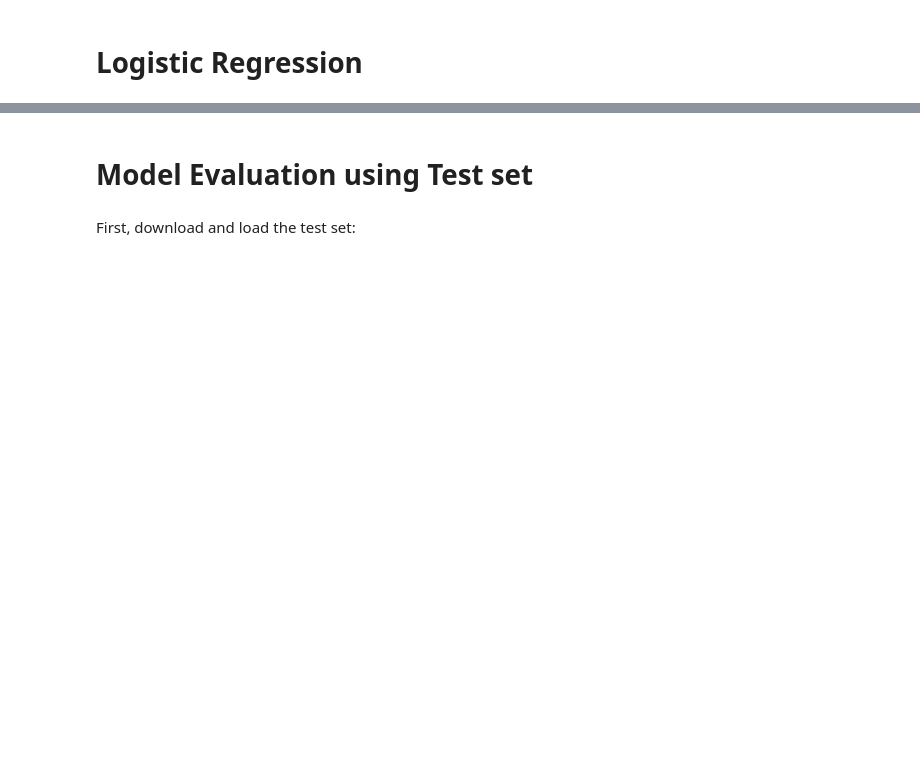
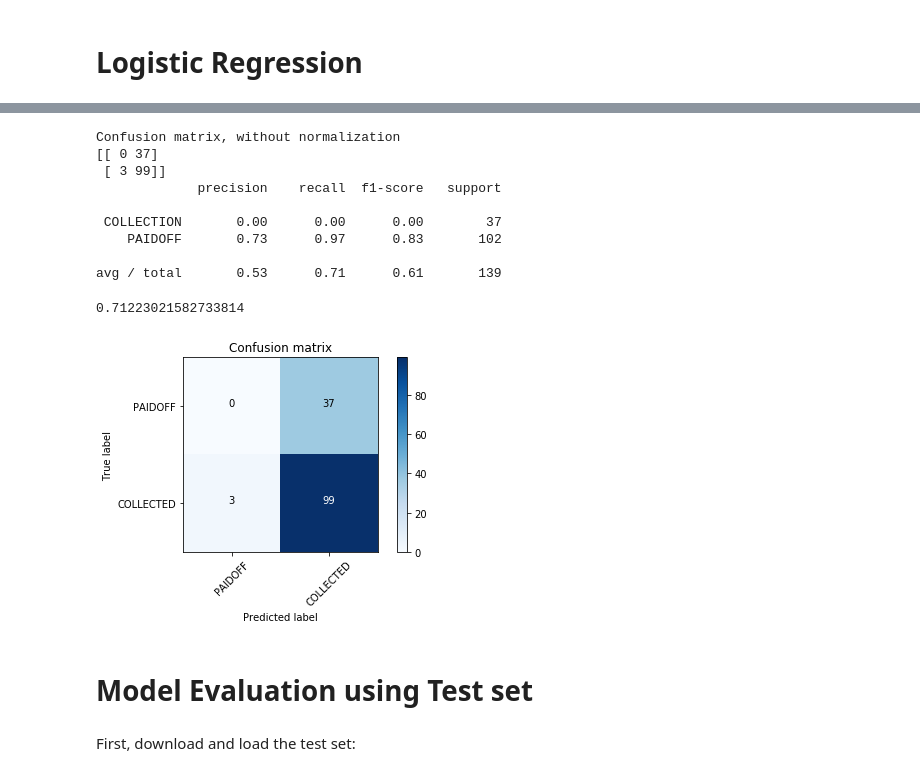
Before and after one commit to KlaasjanOuwens/Python-Machine-Learning-Coursera-Capstone, a Jupyter notebook: Python Machine Learning Coursera Capstone.ipynb, the cells around one changed output, grey strips where cells are left out. Cells and saved outputs as stored; diff of their text form; code cells hidden in the pictures; blank space fills up the shorter version.

```diff
--- a/Python Machine Learning Coursera Capstone.ipynb
+++ b/Python Machine Learning Coursera Capstone.ipynb
@@ -328,0 +434,9 @@ from sklearn.tree import DecisionTreeClassifier
+# %%
+# LR
+LR = LogisticRegression(C=0.01, solver='liblinear').fit(X_train,y_train)
+
+# predict
+yhat = LR.predict(X_test)
+yhat
+yhat_prob = LR.predict_proba(X_test)
+yhat_prob
@@ -329,3 +461,31 @@ from sklearn.tree import DecisionTreeClassifier
+# %%
+jaccard_similarity_score(y_test, yhat)
+
+# Compute confusion matrix
+cnf_matrix = confusion_matrix(y_test, yhat)
+np.set_printoptions(precision=2)
+
+
+# Plot non-normalized confusion matrix
+plt.figure()
+plot_confusion_matrix(cnf_matrix, classes=['PAIDOFF','COLLECTED'],normalize= False,  title='Confusion matrix')
+
+
+print (classification_report(y_test, yhat))
+f1_score(y_test, yhat, average='weighted')
+jaccard_similarity_score(y_test, yhat)
+# %% [output]
+Confusion matrix, without normalization
+[[ 0 37]
+ [ 3 99]]
+             precision    recall  f1-score   support
+
+ COLLECTION       0.00      0.00      0.00        37
+    PAIDOFF       0.73      0.97      0.83       102
+
+avg / total       0.53      0.71      0.61       139
+0.71223021582733814
+[figure, added]
 # %% [markdown]
 # Model Evaluation using Test set
 # %%
```
Also changed, not shown: parts of 18 cells of this notebook.
